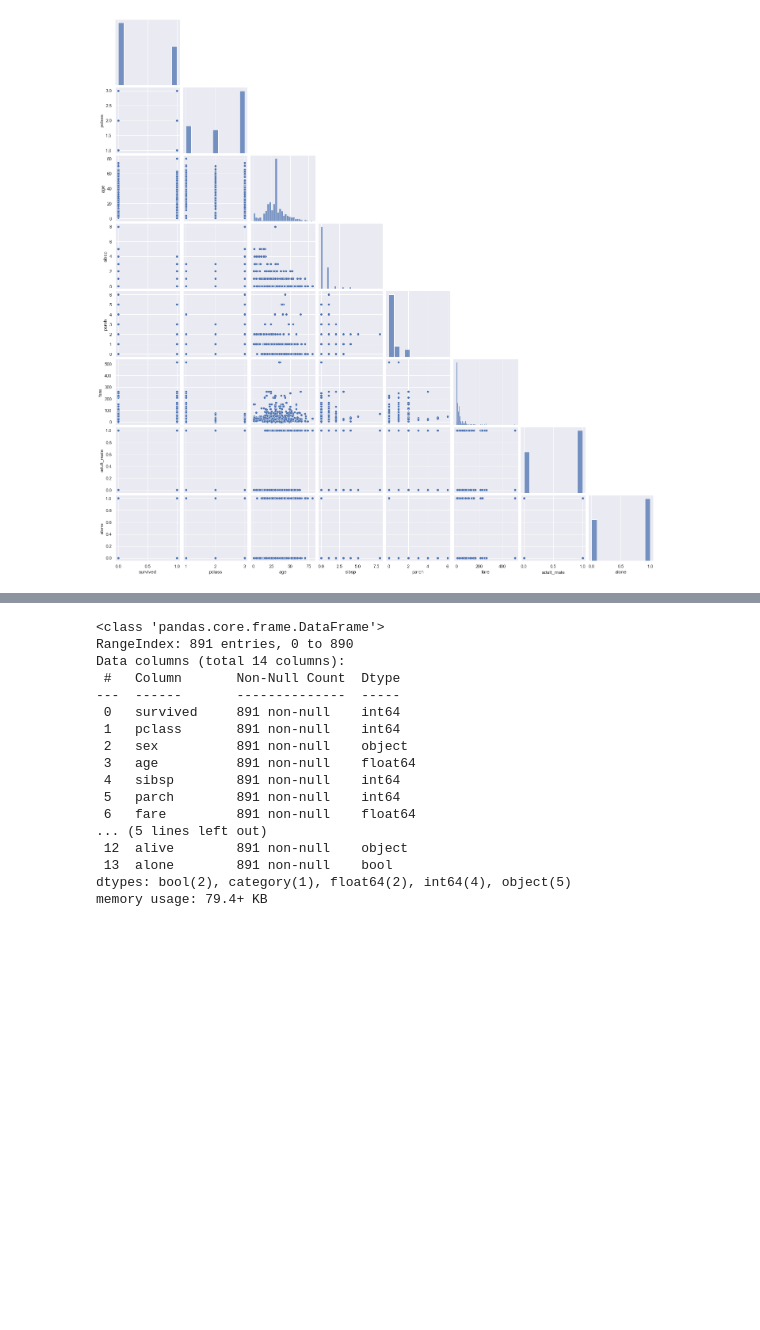
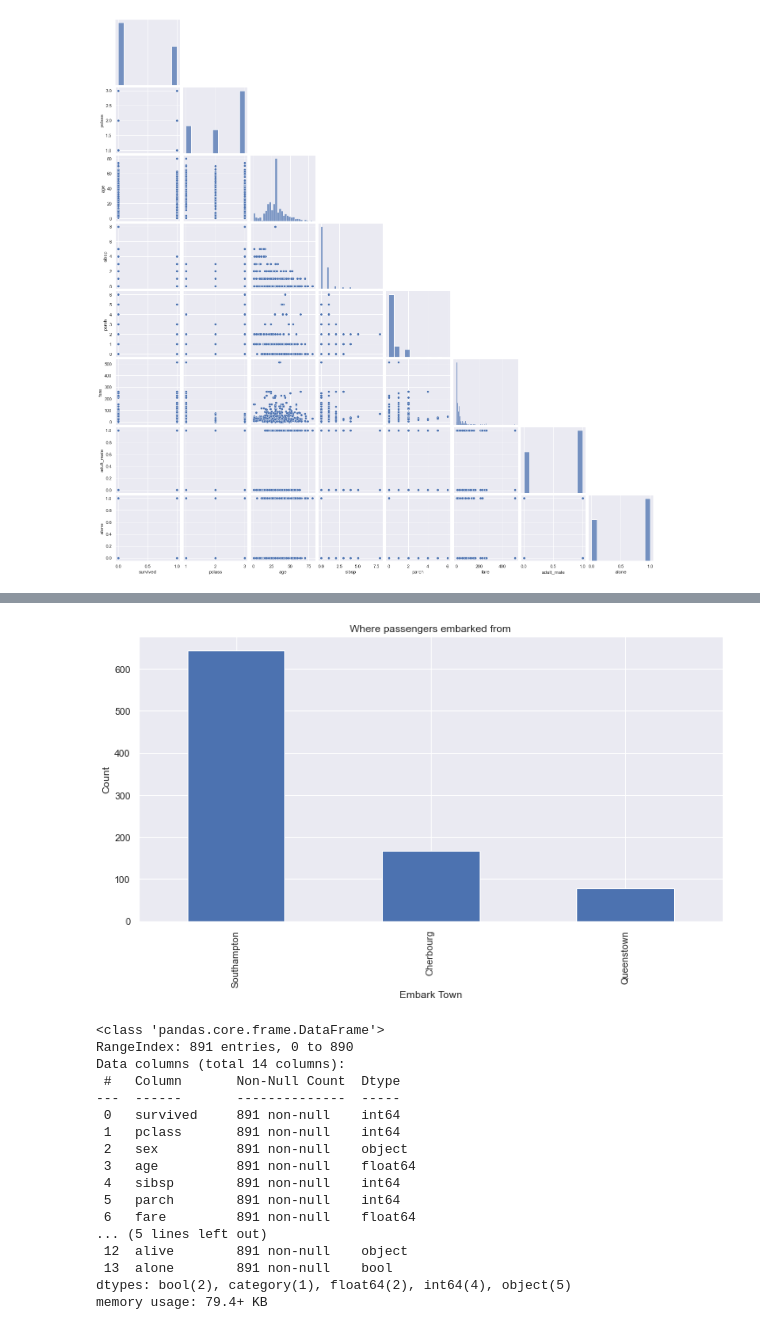
Before and after one commit to Jovackbud/Zummit_Africa, a Jupyter notebook: Data Visualization/Data Visualization.ipynb, the cells around one changed output, grey strips where cells are left out. Saved outputs shown, nothing was run; the diff lists cells and outputs as text; code cells hidden in the pictures; blank space fills up the shorter version.

```diff
--- a/Data Visualization/Data Visualization.ipynb
+++ b/Data Visualization/Data Visualization.ipynb
@@ -112,3 +138,15 @@ sns.pairplot(data=df, corner=True)
+# %%
+embark_town = df['embark_town'].value_counts()
+
+plt.figure(figsize=(12,6))
+
+embark_town.plot(kind='bar', color='b')
+plt.title('Where passengers embarked from')
+plt.xlabel('Embark Town')
+plt.ylabel('Count')
+plt.show()
+# %% [output]
+[figure, added]
 # %%
 df.info()
 # %% [output]
```
Also changed, not shown: parts of 3 cells of this notebook.
